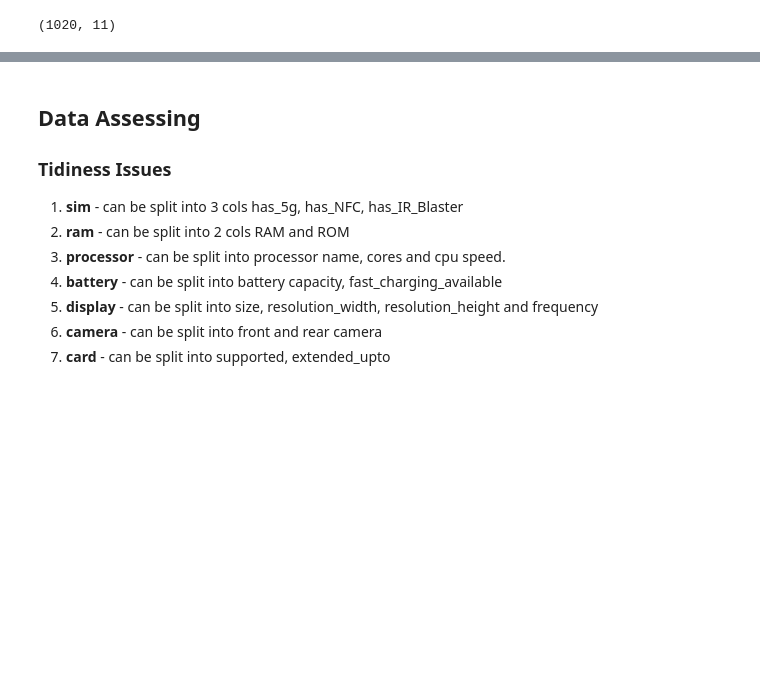
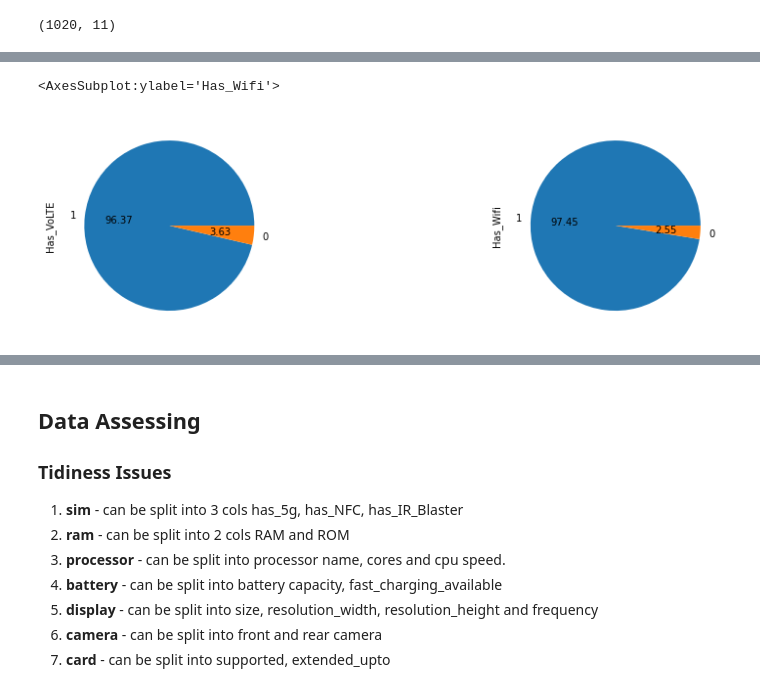
Before and after one commit to yuvraaj2002/Old_projects, a Jupyter notebook: Smartphone_price_prediction/Untitled.ipynb, the cells around one changed output, grey strips where cells are left out. Saved outputs shown, nothing was run; the diff lists cells and outputs as text; code cells hidden in the pictures; blank space fills up the shorter version.

```diff
--- a/Smartphone_price_prediction/Untitled.ipynb
+++ b/Smartphone_price_prediction/Untitled.ipynb
@@ -131,0 +191,9 @@ Length: 1019, dtype: object
+# %%
+ex = [0,0]
+fig,ax = plt.subplots(1,2,figsize=(15,4))
+
+df['Has_VoLTE'].value_counts().plot(kind='pie',autopct='%.2f',explode=ex,ax = ax[0])
+df['Has_Wifi'].value_counts().plot(kind='pie',autopct='%.2f',explode=ex,ax = ax[1])
+# %% [output]
+<AxesSubplot:ylabel='Has_Wifi'>
+[figure, added]
```
Also changed, not shown: parts of 20 cells of this notebook.
